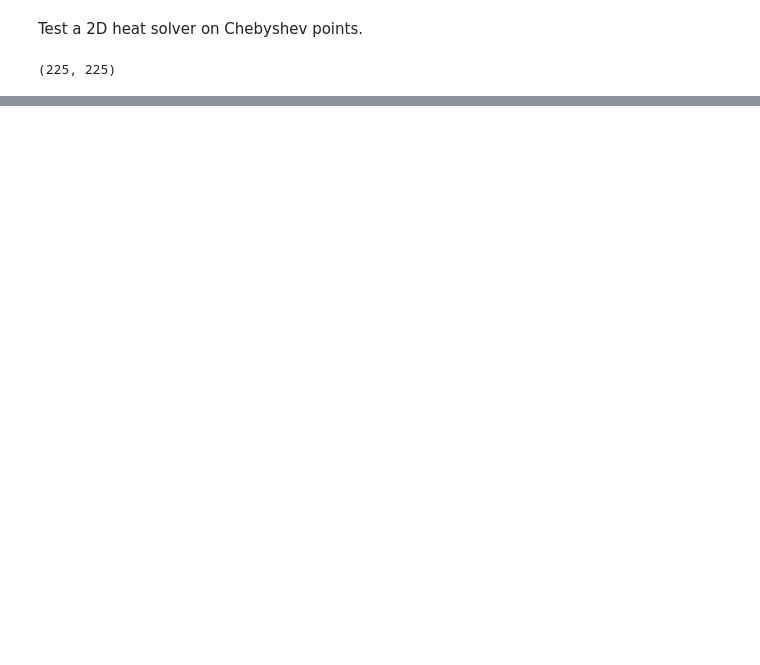
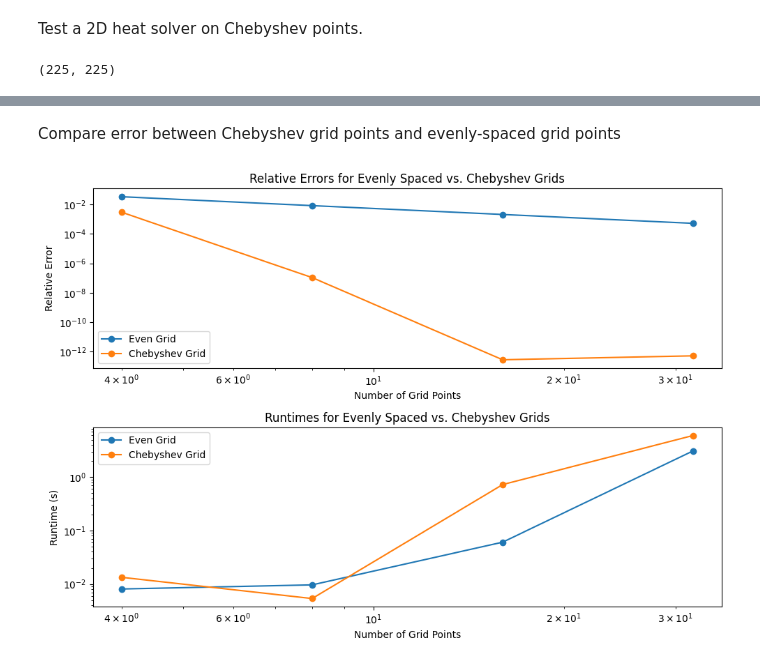
Before and after one commit to tiaraedd/Exponential_Time_Differencing, a Jupyter notebook: examples/Heat_Equation_2d.ipynb, the cells around one changed output, grey strips where cells are left out. Drawn from its saved outputs; the diff is of its cells as text; code cells hidden in the pictures; blank space fills up the shorter version.

```diff
--- a/examples/Heat_Equation_2d.ipynb
+++ b/examples/Heat_Equation_2d.ipynb
@@ -305,8 +305,8 @@ def u0(x, y):       # initial state
 # u0 = lambda x, y : np.exp((x - x_mid)**2 + (y - y_mid)**2)
 
 # system parameters
-nx = 50
-ny = 50
+nx = 10
+ny = 10
 nt = 100
 
 # test solver
@@ -391,3 +390,5 @@ animate_heat_2d(
 )
 # %% [markdown]
 <video src="../animations/exponential_cheb_2d.mp4" controls>
+# %% [markdown]
+Compare error between Chebyshev grid points and evenly-spaced grid points
@@ -393,0 +467,4 @@ animate_heat_2d(
+# %%
+compare_errors(max_pow=5)
+# %% [output]
+[figure, added]
```
Also changed, not shown: parts of 2 cells of this notebook, 3 other files.
